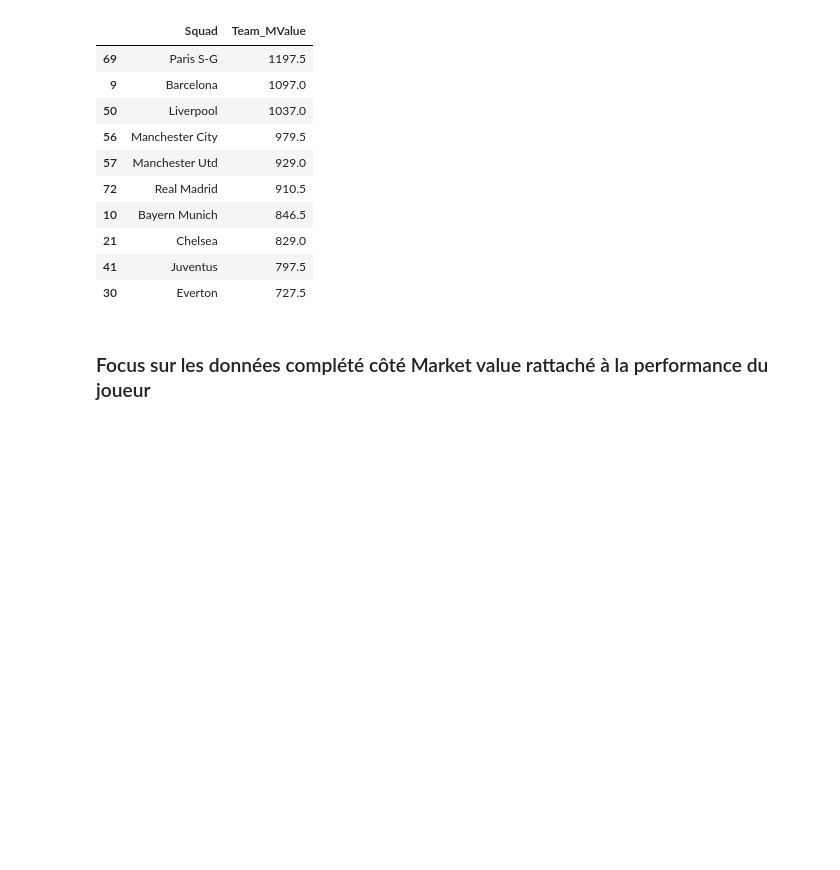
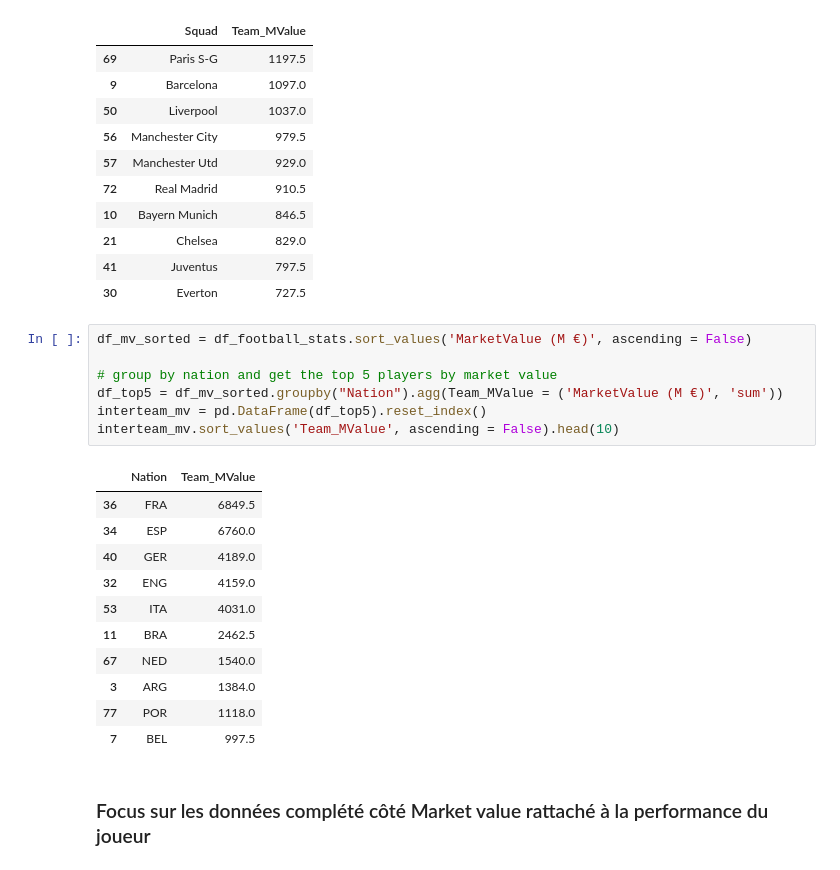
Before and after one commit to PuchToTalk/Football_WorldCup_Recommendation, a Jupyter notebook: Football_player_mv.ipynb, the cells around one changed output. Drawn from its saved outputs; the diff is of its cells as text; blank space fills up the shorter version.

Commit message:
Added new analysis on International Team & Clubs & Players (3)

```diff
--- a/Football_player_mv.ipynb
+++ b/Football_player_mv.ipynb
@@ -251,6 +251,25 @@ team_mv.sort_values('Team_MValue', ascending = False).head(10)
 | 21 | Chelsea | 829.0 |
 | 41 | Juventus | 797.5 |
 | 30 | Everton | 727.5 |
+# %%
+df_mv_sorted = df_football_stats.sort_values('MarketValue (M €)', ascending = False)
+
+# group by nation and get the top 5 players by market value
+df_top5 = df_mv_sorted.groupby("Nation").agg(Team_MValue = ('MarketValue (M €)', 'sum'))
+interteam_mv = pd.DataFrame(df_top5).reset_index()
+interteam_mv.sort_values('Team_MValue', ascending = False).head(10)
+# %% [output]
+|  | Nation | Team_MValue |
+| 36 | FRA | 6849.5 |
+| 34 | ESP | 6760.0 |
+| 40 | GER | 4189.0 |
+| 32 | ENG | 4159.0 |
+| 53 | ITA | 4031.0 |
+| 11 | BRA | 2462.5 |
+| 67 | NED | 1540.0 |
+| 3 | ARG | 1384.0 |
+| 77 | POR | 1118.0 |
+| 7 | BEL | 997.5 |
 # %% [markdown]
 ### Focus sur les données complété côté Market value rattaché à la performance du joueur
 # %%
```
